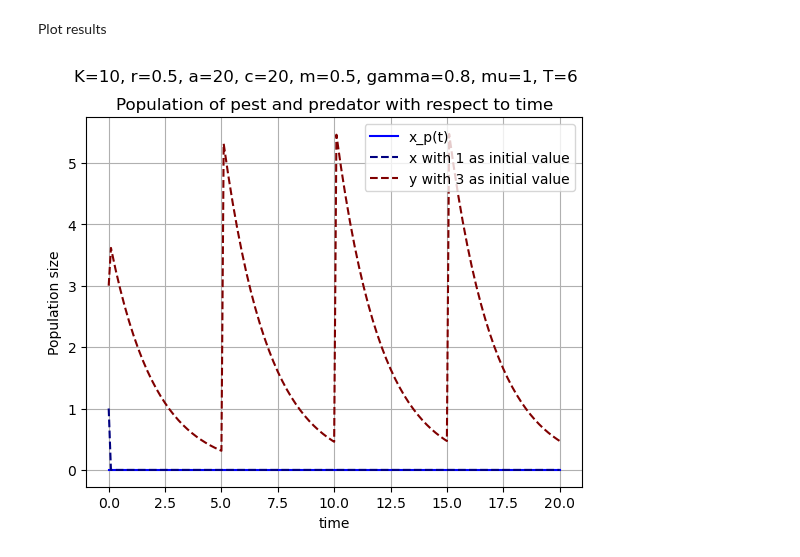
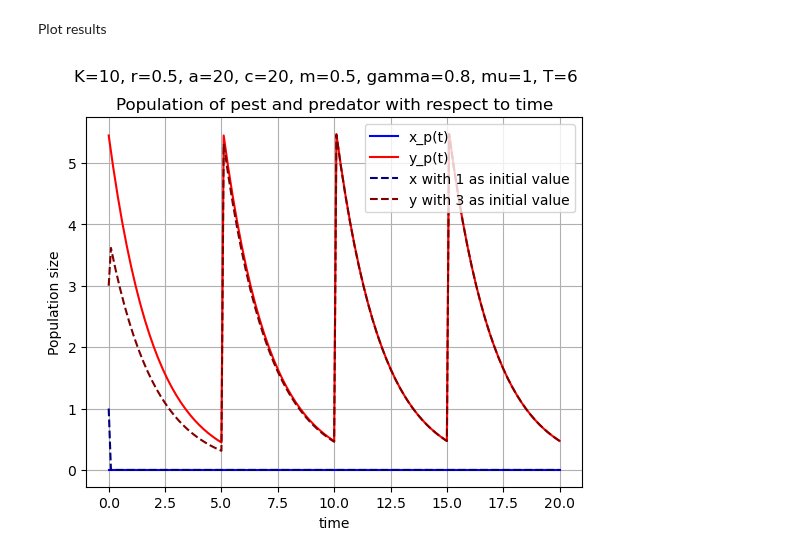
Before and after one commit to AinatianaLoyens/First_sim_CACOLAC, a Jupyter notebook: simulations_improved.ipynb, the cells around one changed output. Drawn from its saved outputs; the diff is of its cells as text; code cells hidden in the pictures.

```diff
--- a/simulations_improved.ipynb
+++ b/simulations_improved.ipynb
@@ -12,7 +12,7 @@ import matplotlib.pyplot as plt
 # %%
 #Definition of the semi-discrete model
 def sd_model(
-    x0y0: list,
+    xy: list,
     r: float = 0.5,
     K: float = 10,
     a: float = 20,
@@ -24,7 +24,7 @@ def sd_model(
     '''This model is a continuous model that describes the evolution of a pest population x and a predator population y
 
     Param:
-        x0y0: a list of initial values [x0, y0]
+        xy: a list of values of [x,y] at a time t_n
         r: growth rate
         K: carrying capacity
         a: search rate
@@ -33,11 +33,11 @@ def sd_model(
         gamma: conversion factor
 
     Return:
-        xy: a list of the two population size of x and y'''
+        dx, dy: a list of the two population size of x and y at time t_{n+1}'''
 
     #Initialisation
-    x = x0y0[0]
-    y = x0y0[1]
+    x = xy[0]
+    y = xy[1]
 
     #Continuous part of the model
     dx = r*x * (1 - x/K) - a*x*(c + x) * y
@@ -153,0 +153,29 @@ y_periodic = y_p(t, m=0.5, mu=mu, T=5)
+# %%
+m=0.5
+y_p_0 = mu*T/(1 - np.exp(-m*T))
+xy_p_0 = [0, y_p_0]
+# %%
+#Store solution in arrays
+x_p = np.empty_like(t)
+y_p = np.empty_like(t)
+
+#Record initial conditions
+x_p[0] = xy_p_0[0]
+y_p[0] = xy_p_0[1]
+# %%
+#Solve ODE
+##we solve the ode point by point and change the equation to the discrete if t is a multiple of T
+##It means that we use the value of a point to get the value of the next
+for i in range(1,len(t)):
+    #Span for next time step
+    tspan = [t[i-1],t[i]]
+    #Solve for next step
+    xy_p = odeint(sd_model,xy_p_0,tspan)
+    x[i] = xy_p[1][0] #store the value of x
+    if t[i-1] % T == 0 and t[i-1] > 0:
+        print('release period at', t[i-1])
+        y_p[i] = y_p[i-1] + mu*T #store the value of y_p if t is a multiple of T
+    else:
+        y_p[i] = xy_p[1][1] #store the value of y if t is not a multiple of T
+    #next initial condition
+    xy_p_0 = [x_p[i],y_p[i]]
@@ -191,16 +223,16 @@ release period at 15.0
 # %% [markdown]
 Plot results
 # %%
-plt.plot(t, x_periodic, color = (0,0,1), label = 'x_p(t)')
-#plt.plot(t, y_periodic, color = (1,0,0), label = 'y_p(t)')
+plt.plot(t, x_p, color = (0,0,1), label = 'x_p(t)')
+plt.plot(t, y_p, color = (1,0,0), label = 'y_p(t)')
 plt.plot(t, x_a, color = (0,0,0.5), linestyle='--', label='x with 1 as initial value')
 plt.plot(t, y_a, color = (0.5,0,0), linestyle='--', label='y with 3 as initial value')
 plt.xlabel('time')
 plt.ylabel('Population size')
 plt.title('Population of pest and predator with respect to time')
 plt.suptitle('K=10, r=0.5, a=20, c=20, m=0.5, gamma=0.8, mu=1, T=6')
 plt.legend()
 plt.grid()
 plt.show()
 # %% [output]
-[figure, old version]
+[figure, new version]
```
Also changed, not shown: parts of 4 cells of this notebook.
